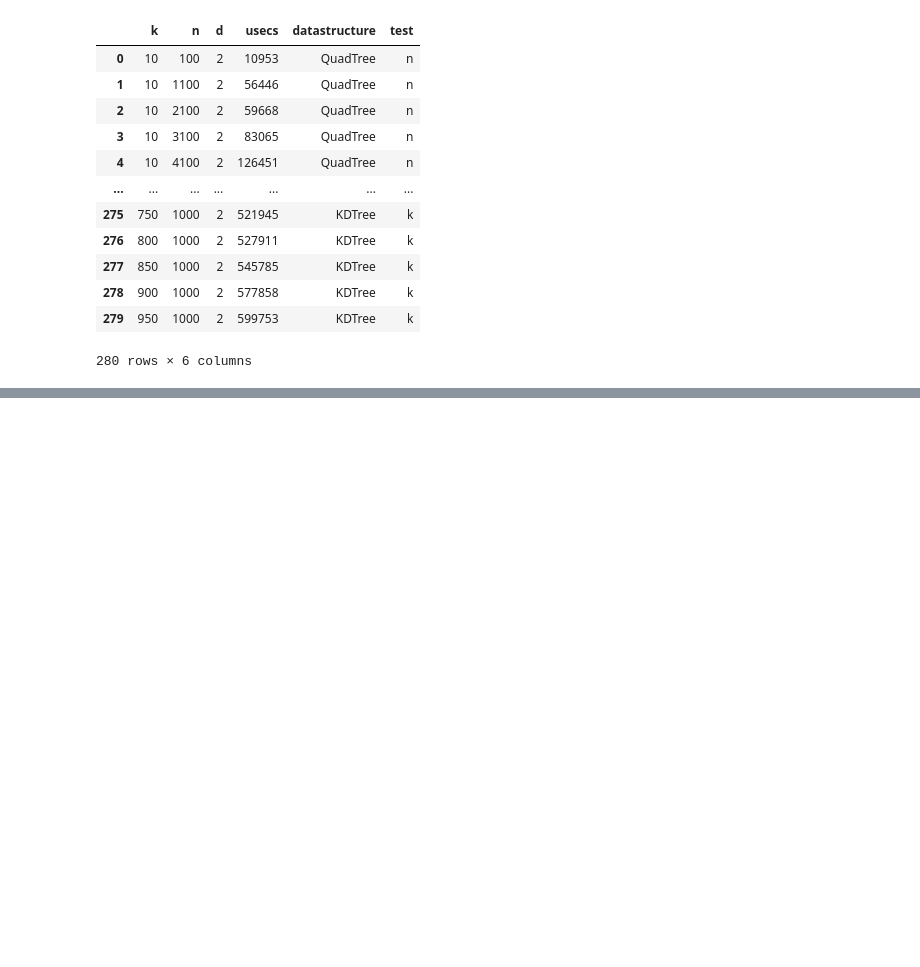
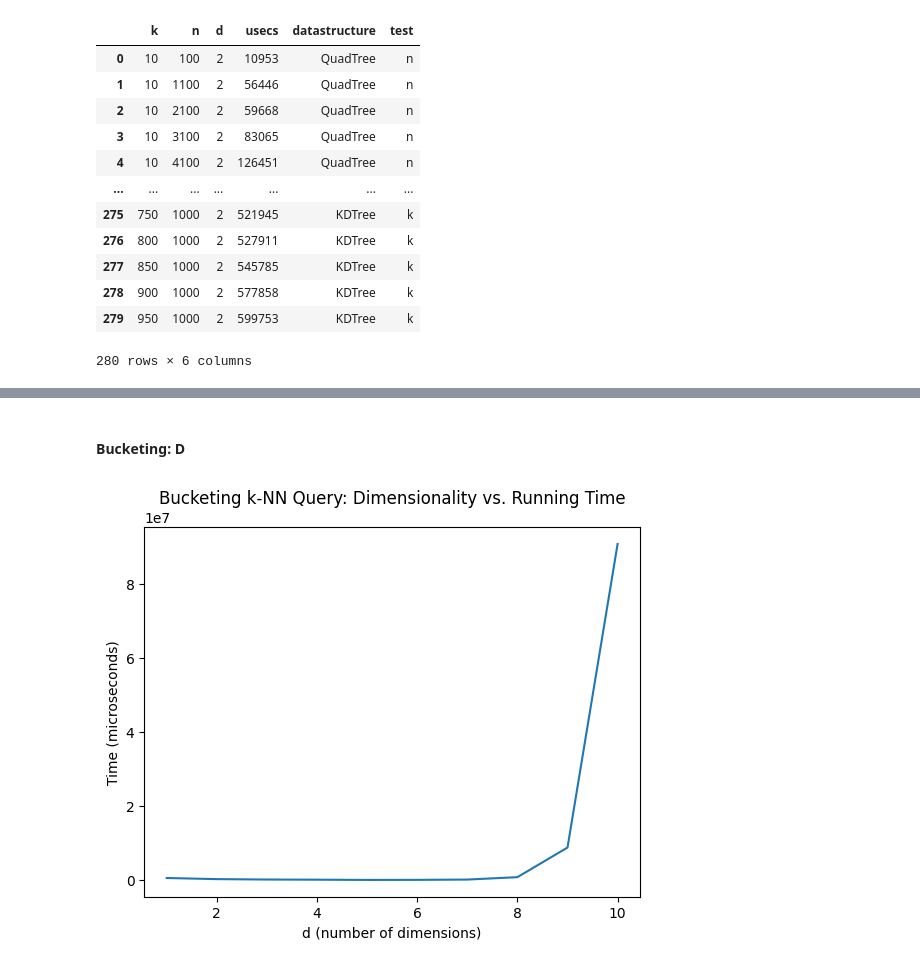
Before and after one commit to jake-dame/CS6017, a Jupyter notebook: HW_4/HW_4_Analysis.ipynb, the cells around one changed output, grey strips where cells are left out. Cells and saved outputs as stored; diff of their text form; code cells hidden in the pictures; blank space fills up the shorter version.

```diff
--- a/HW_4/HW_4_Analysis.ipynb
+++ b/HW_4/HW_4_Analysis.ipynb
@@ -136,0 +122,14 @@ All of them are linear except:
+# %% [markdown]
+#### Bucketing: D
+# %%
+df_bucket_d = df[ (df['datastructure'] == 'Bucketing') & (df['test'] == 'd') ]
+
+plt.plot(df_bucket_d['d'], df_bucket_d['usecs'])
+
+plt.xlabel('d (number of dimensions)')
+plt.ylabel('Time (microseconds)')
+plt.title('Bucketing k-NN Query: Dimensionality vs. Running Time')
+
+plt.show()
+# %% [output]
+[figure, added]
```
Also changed, not shown: parts of 50 cells of this notebook.
